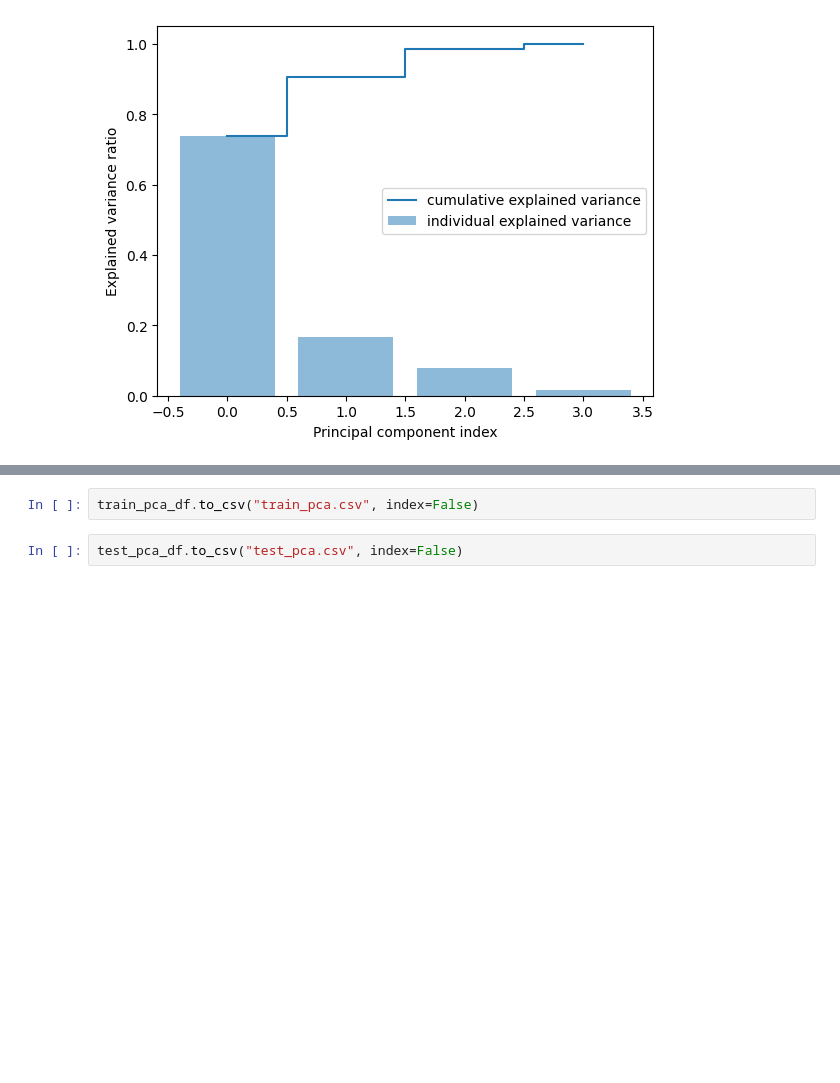
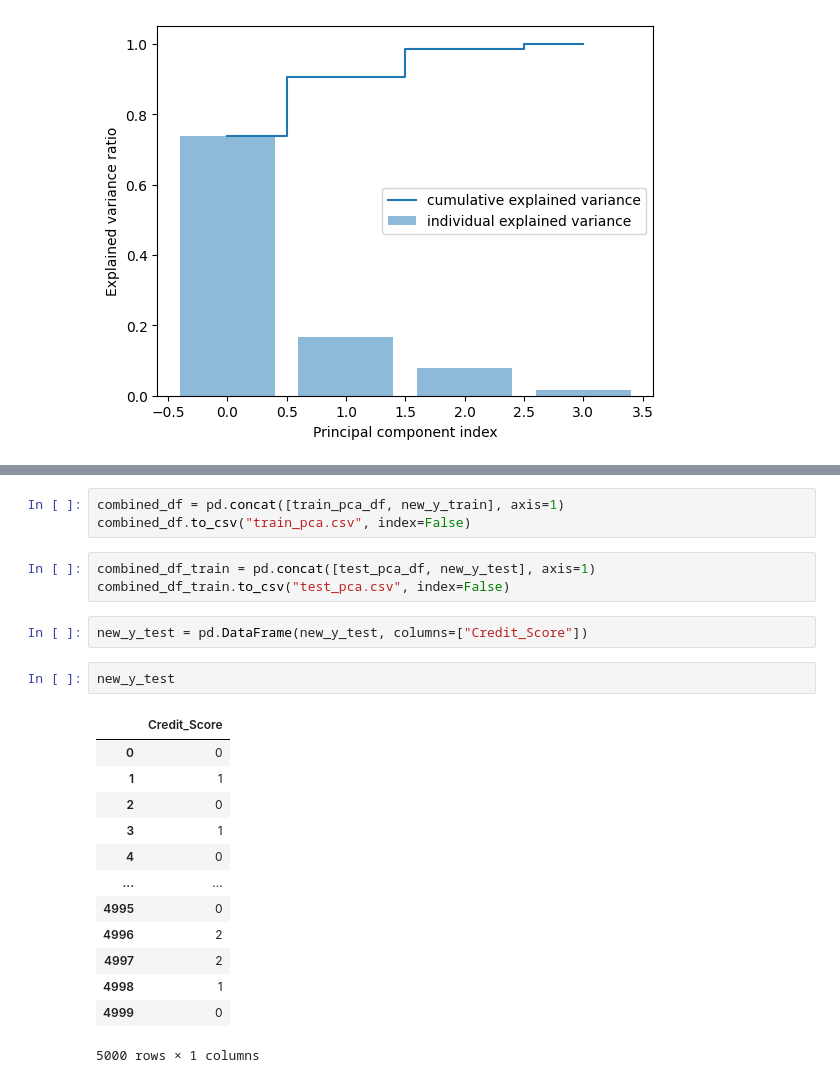
Before and after one commit to rafyardhani/mlsystem-studi-kasus-cs, a Jupyter notebook: preprocessing.ipynb, the cells around one changed output, grey strips where cells are left out. Cells and saved outputs as stored; diff of their text form; blank space fills up the shorter version.

Commit message:
predict data from scratch

```diff
--- a/preprocessing.ipynb
+++ b/preprocessing.ipynb
@@ -270,6 +270,26 @@ test_pca_df.head()
 | 3 | 0.500000 | 2 | 2 | 5 | 0.360298 | -0.117948 | -0.383579 | -0.236151 | ... |
 | 4 | 0.309524 | 1 | 1 | 1 | -0.504467 | 0.468771 | -0.080085 | -0.094233 | ... |
 # %%
-train_pca_df.to_csv("train_pca.csv", index=False)
+combined_df = pd.concat([train_pca_df, new_y_train], axis=1)
+combined_df.to_csv("train_pca.csv", index=False)
 # %%
-test_pca_df.to_csv("test_pca.csv", index=False)
+combined_df_train = pd.concat([test_pca_df, new_y_test], axis=1)
+combined_df_train.to_csv("test_pca.csv", index=False)
+# %%
+new_y_test = pd.DataFrame(new_y_test, columns=["Credit_Score"])
+# %%
+new_y_test
+# %% [output]
+|  | Credit_Score |
+| 0 | 0 |
+| 1 | 1 |
+| 2 | 0 |
+| 3 | 1 |
+| 4 | 0 |
+| ... | ... |
+| 4995 | 0 |
+| 4996 | 2 |
+| 4997 | 2 |
+| 4998 | 1 |
+| 4999 | 0 |
+5000 rows × 1 columns
```
Also changed, not shown: 4 other files.
